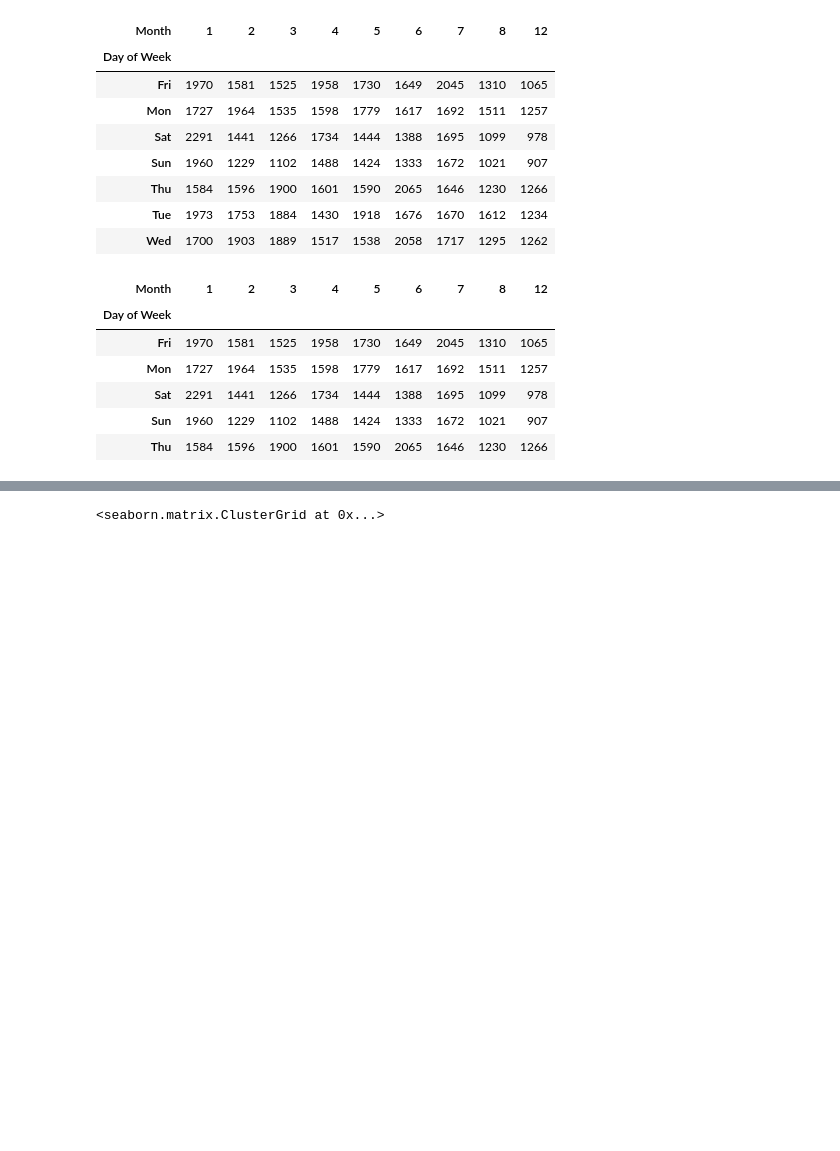
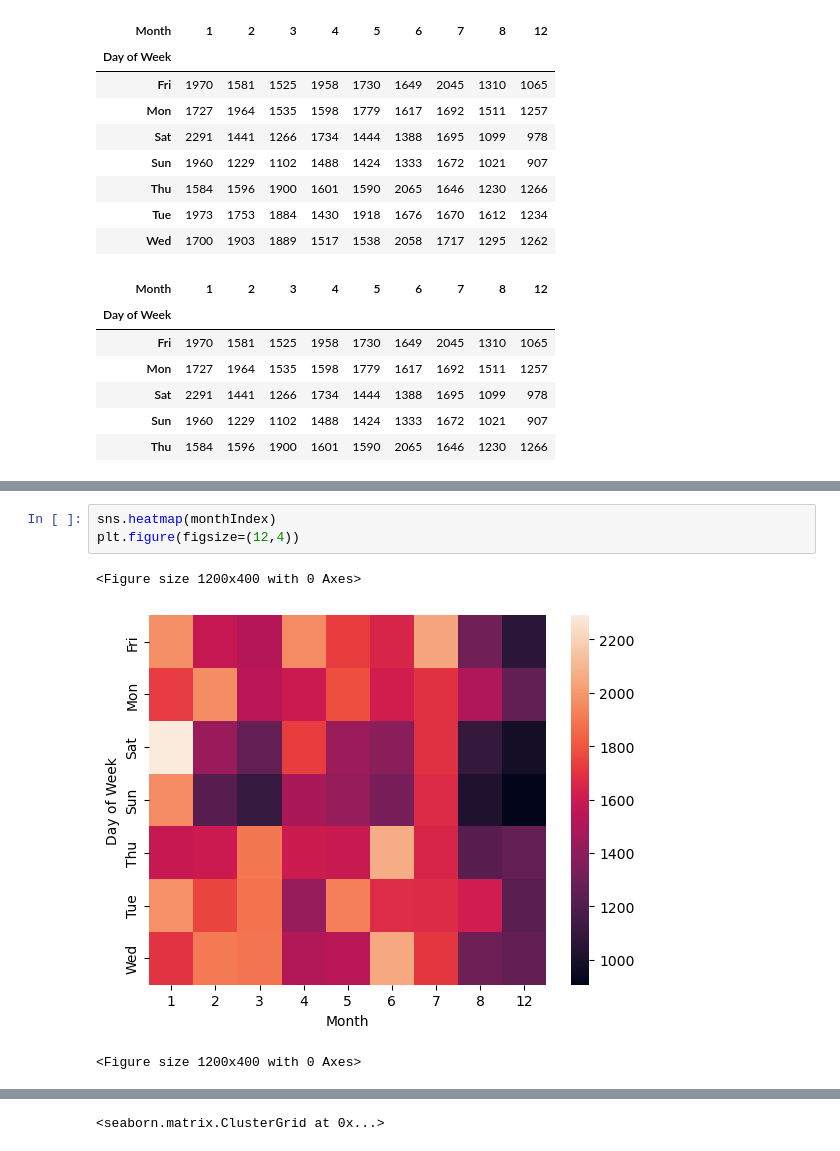
Before and after one commit to bttodd11/Python_DataScience, a Jupyter notebook: Section-13-Capstone Project/01-911 Calls Data Capstone Project.ipynb, the cells around one changed output, grey strips where cells are left out. Drawn from its saved outputs; the diff is of its cells as text; blank space fills up the shorter version.

```diff
--- a/Section-13-Capstone Project/01-911 Calls Data Capstone Project.ipynb
+++ b/Section-13-Capstone Project/01-911 Calls Data Capstone Project.ipynb
@@ -418,0 +415,7 @@ monthIndex
+# %%
+sns.heatmap(monthIndex)
+plt.figure(figsize=(12,4))
+# %% [output]
+<Figure size 1200x400 with 0 Axes>
+[figure, added]
+<Figure size 1200x400 with 0 Axes>
```
Also changed, not shown: parts of 5 cells of this notebook.
